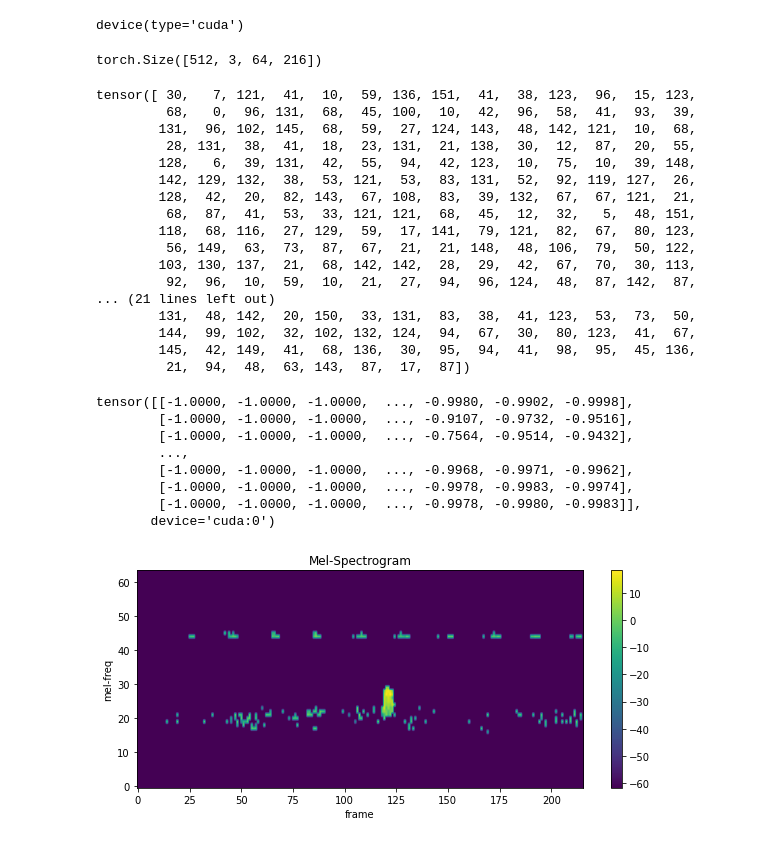
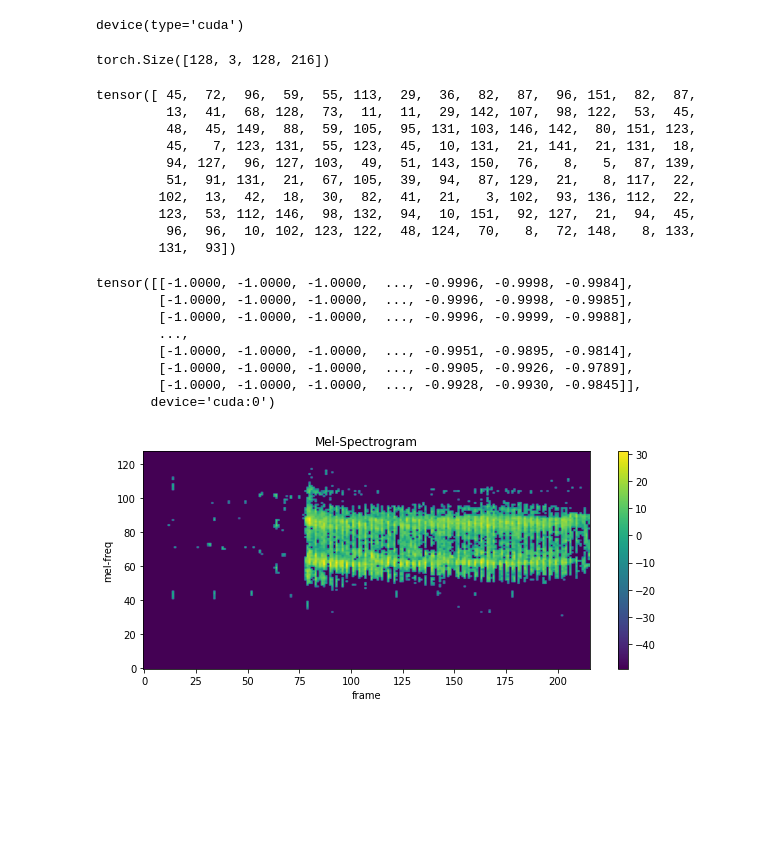
Before and after one commit to Akhilesh-K-Yadav/Kaggle-Projects, a Jupyter notebook: BirdCLEF-22/birdcleff22-pytorch.ipynb, the cells around one changed output. Cells and saved outputs as stored; diff of their text form; code cells hidden in the pictures; blank space fills up the shorter version.

```diff
--- a/BirdCLEF-22/birdcleff22-pytorch.ipynb
+++ b/BirdCLEF-22/birdcleff22-pytorch.ipynb
@@ -49,9 +49,13 @@ print(classes)
 ['afrsil1', 'akekee', 'akepa1', 'akiapo', 'akikik', 'amewig', 'aniani', 'apapan', 'arcter', 'barpet', 'bcnher', 'belkin1', 'bkbplo', 'bknsti', 'bkwpet', 'blkfra', 'blknod', 'bongul', 'brant', 'brnboo' ...
 # %%
 SAMPLE_RATE = 22050
-NUM_SAMPLES = 22050*5
-BATCH_SIZE = 512
-EPOCHS = 1
+NUM_SAMPLES = SAMPLE_RATE*5
+N_MELS = 128
+HOP_LENGTH = 512
+N_FFT = 1024
+WINDOW = 1764
+BATCH_SIZE = 128
+EPOCHS = 2
 LEARNING_RATE = 0.1
 WORKERS = 0
 NUM_CLASSES = 152
@@ -138,7 +142,7 @@ class BirdDataset(Dataset):
         signal = torch.stack([signal[0],signal[0],signal[0]])
         return signal,label
 # %%
-mel_spectrogram = torchaudio.transforms.MelSpectrogram(sample_rate=SAMPLE_RATE, n_fft=1024, hop_length=512, n_mels=64)
+mel_spectrogram = torchaudio.transforms.MelSpectrogram(sample_rate=SAMPLE_RATE, n_fft=N_FFT, hop_length=HOP_LENGTH, n_mels=N_MELS)
 # %%
 mean = np.array([0.5])
 std = np.array([0.5])
@@ -158,37 +162,30 @@ s,l = sample
 # %%
 s.shape
 # %% [output]
-torch.Size([512, 3, 64, 216])
+torch.Size([128, 3, 128, 216])
 # %%
 print(l)
 # %% [output]
-tensor([ 30,   7, 121,  41,  10,  59, 136, 151,  41,  38, 123,  96,  15, 123,
-         68,   0,  96, 131,  68,  45, 100,  10,  42,  96,  58,  41,  93,  39,
-        131,  96, 102, 145,  68,  59,  27, 124, 143,  48, 142, 121,  10,  68,
-         28, 131,  38,  41,  18,  23, 131,  21, 138,  30,  12,  87,  20,  55,
-        128,   6,  39, 131,  42,  55,  94,  42, 123,  10,  75,  10,  39, 148,
-        142, 129, 132,  38,  53, 121,  53,  83, 131,  52,  92, 119, 127,  26,
-        128,  42,  20,  82, 143,  67, 108,  83,  39, 132,  67,  67, 121,  21,
-         68,  87,  41,  53,  33, 121, 121,  68,  45,  12,  32,   5,  48, 151,
-        118,  68, 116,  27, 129,  59,  17, 141,  79, 121,  82,  67,  80, 123,
-         56, 149,  63,  73,  87,  67,  21,  21, 148,  48, 106,  79,  50, 122,
-        103, 130, 137,  21,  68, 142, 142,  28,  29,  42,  67,  70,  30, 113,
-         92,  96,  10,  59,  10,  21,  27,  94,  96, 124,  48,  87, 142,  87,
-... (21 lines left out)
-        131,  48, 142,  20, 150,  33, 131,  83,  38,  41, 123,  53,  73,  50,
-        144,  99, 102,  32, 102, 132, 124,  94,  67,  30,  80, 123,  41,  67,
-        145,  42, 149,  41,  68, 136,  30,  95,  94,  41,  98,  95,  45, 136,
-         21,  94,  48,  63, 143,  87,  17,  87])
+tensor([ 45,  72,  96,  59,  55, 113,  29,  36,  82,  87,  96, 151,  82,  87,
+         13,  41,  68, 128,  73,  11,  11,  29, 142, 107,  98, 122,  53,  45,
+         48,  45, 149,  88,  59, 105,  95, 131, 103, 146, 142,  80, 151, 123,
+         45,   7, 123, 131,  55, 123,  45,  10, 131,  21, 141,  21, 131,  18,
+         94, 127,  96, 127, 103,  49,  51, 143, 150,  76,   8,   5,  87, 139,
+         51,  91, 131,  21,  67, 105,  39,  94,  87, 129,  21,   8, 117,  22,
+        102,  13,  42,  18,  30,  82,  41,  21,   3, 102,  93, 136, 112,  22,
+        123,  53, 112, 146,  98, 132,  94,  10, 151,  92, 127,  21,  94,  45,
+         96,  96,  10, 102, 123, 122,  48, 124,  70,   8,  72, 148,   8, 133,
+        131,  93])
 # %%
-print(s[4][0])
+print(s[1][0])
 # %% [output]
-tensor([[-1.0000, -1.0000, -1.0000,  ..., -0.9980, -0.9902, -0.9998],
-        [-1.0000, -1.0000, -1.0000,  ..., -0.9107, -0.9732, -0.9516],
-        [-1.0000, -1.0000, -1.0000,  ..., -0.7564, -0.9514, -0.9432],
+tensor([[-1.0000, -1.0000, -1.0000,  ..., -0.9996, -0.9998, -0.9984],
+        [-1.0000, -1.0000, -1.0000,  ..., -0.9996, -0.9998, -0.9985],
+        [-1.0000, -1.0000, -1.0000,  ..., -0.9996, -0.9999, -0.9988],
         ...,
-        [-1.0000, -1.0000, -1.0000,  ..., -0.9968, -0.9971, -0.9962],
-        [-1.0000, -1.0000, -1.0000,  ..., -0.9978, -0.9983, -0.9974],
-        [-1.0000, -1.0000, -1.0000,  ..., -0.9978, -0.9980, -0.9983]],
+        [-1.0000, -1.0000, -1.0000,  ..., -0.9951, -0.9895, -0.9814],
+        [-1.0000, -1.0000, -1.0000,  ..., -0.9905, -0.9926, -0.9789],
+        [-1.0000, -1.0000, -1.0000,  ..., -0.9928, -0.9930, -0.9845]],
        device='cuda:0')
 # %%
 def plot_spectrogram(spec, xmax=None):
@@ -202,9 +199,9 @@ def plot_spectrogram(spec, xmax=None):
     fig.colorbar(im, ax=axs)
     plt.show(block=False)
 # %%
-plot_spectrogram(s[4][0].cpu())
+plot_spectrogram(s[20][0].cpu())
 # %% [output]
-[figure, old version]
+[figure, new version]
 # %%
 def get_model():
     model = models.resnet18(pretrained=False)
```
Also changed, not shown: parts of 2 cells of this notebook.
